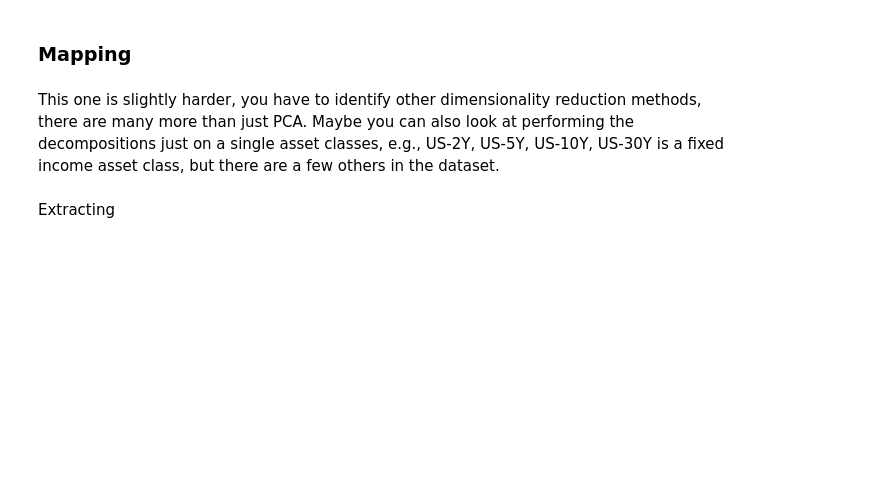
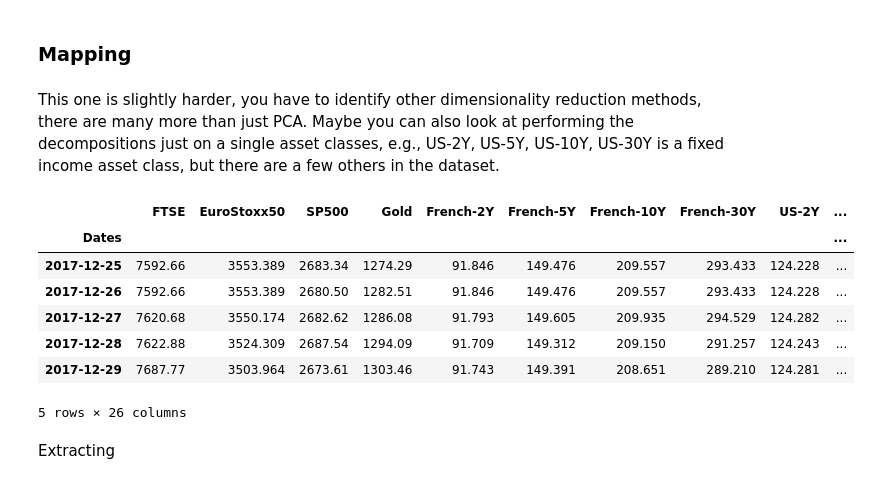
Before and after one commit to kevin-yiran-zhou/ML4Finance, a Jupyter notebook: Proj3_Feature_Engineering_+_DL_Model.ipynb, the cells around one changed output. Drawn from its saved outputs; the diff is of its cells as text; code cells hidden in the pictures; blank space fills up the shorter version.

```diff
--- a/Proj3_Feature_Engineering_+_DL_Model.ipynb
+++ b/Proj3_Feature_Engineering_+_DL_Model.ipynb
@@ -322,6 +342,17 @@ def random_projection(X_train, X_test, n_components=100):
     return X_train_rp, X_test_rp
 
 X_train_rp, X_test_rp = random_projection(X_train, X_test)
+# %%
+X_train.tail()
+# %% [output]
+|  | FTSE | EuroStoxx50 | SP500 | Gold | French-2Y | French-5Y | French-10Y | French-30Y | US-2Y | ... |
+| Dates |  |  |  |  |  |  |  |  |  | ... |
+| 2017-12-25 | 7592.66 | 3553.389 | 2683.34 | 1274.29 | 91.846 | 149.476 | 209.557 | 293.433 | 124.228 | ... |
+| 2017-12-26 | 7592.66 | 3553.389 | 2680.50 | 1282.51 | 91.846 | 149.476 | 209.557 | 293.433 | 124.228 | ... |
+| 2017-12-27 | 7620.68 | 3550.174 | 2682.62 | 1286.08 | 91.793 | 149.605 | 209.935 | 294.529 | 124.282 | ... |
+| 2017-12-28 | 7622.88 | 3524.309 | 2687.54 | 1294.09 | 91.709 | 149.312 | 209.150 | 291.257 | 124.243 | ... |
+| 2017-12-29 | 7687.77 | 3503.964 | 2673.61 | 1303.46 | 91.743 | 149.391 | 208.651 | 289.210 | 124.281 | ... |
+5 rows × 26 columns
 # %% [markdown]
 Extracting
 # %%
```
Also changed, not shown: parts of 18 cells of this notebook.
